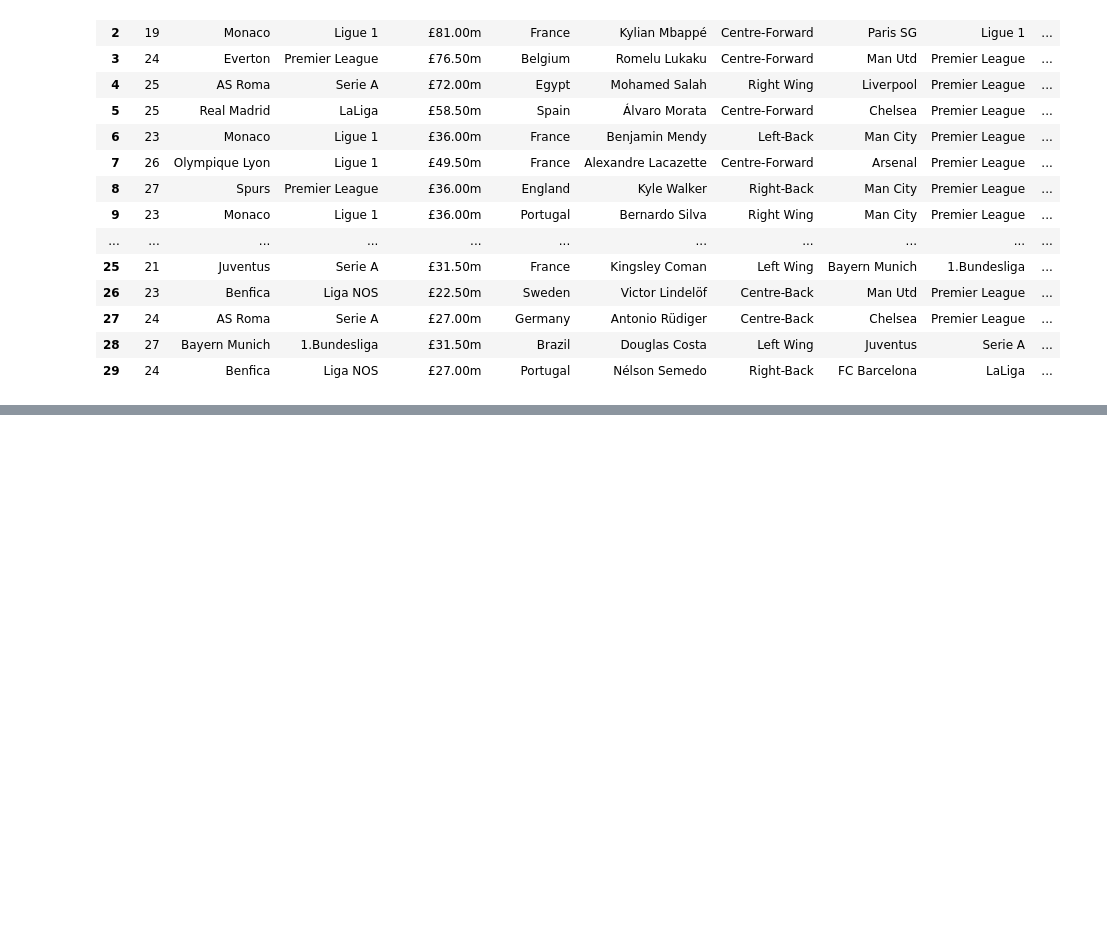
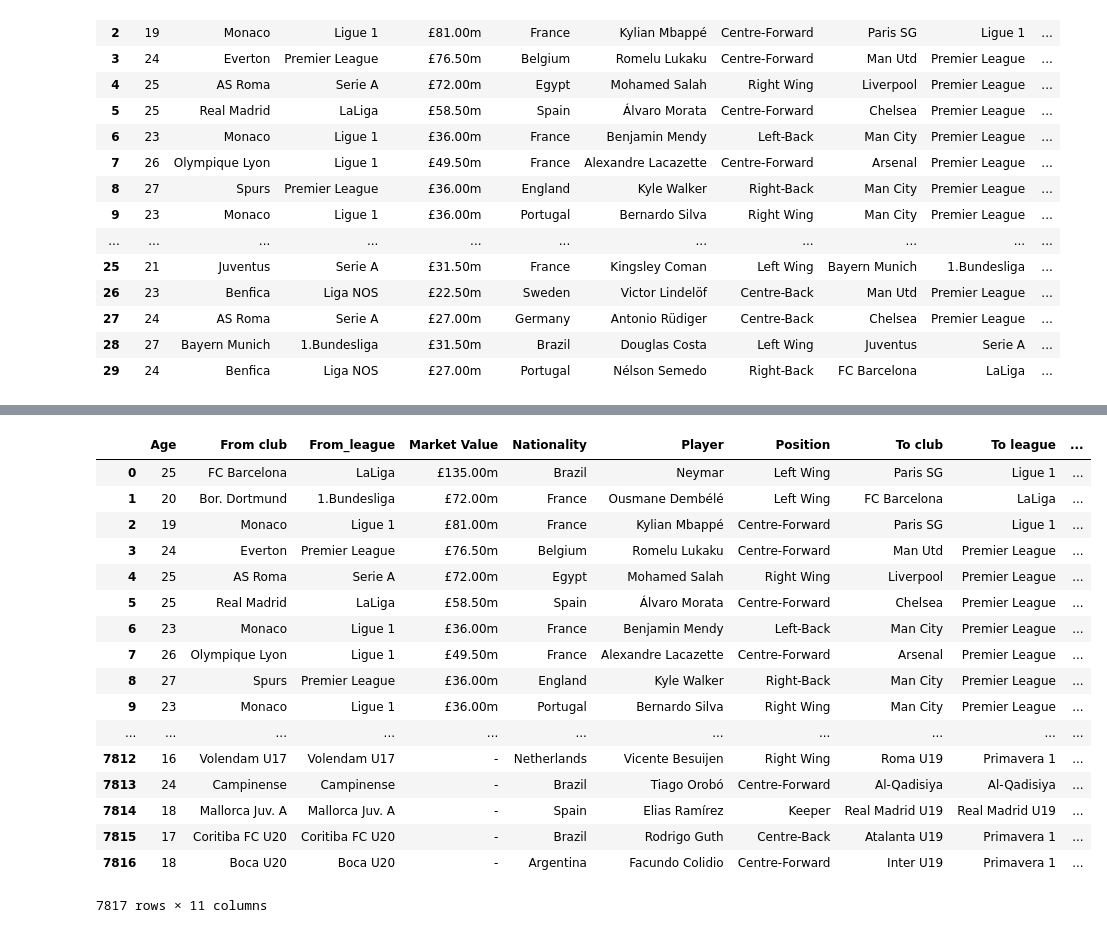
Before and after one commit to Sambeth/top_football_transfers-2017-18, a Jupyter notebook: Top Transfers 2017-18.ipynb, the cells around one changed output, grey strips where cells are left out. Drawn from its saved outputs; the diff is of its cells as text; code cells hidden in the pictures; blank space fills up the shorter version.

```diff
--- a/Top Transfers 2017-18.ipynb
+++ b/Top Transfers 2017-18.ipynb
@@ -135,0 +124,21 @@ Transfer fee:7817
+# %%
+pd.read_csv('./data/top_transfers_17-18.csv', index_col=0)
+# %% [output]
+|  | Age | From club | From_league | Market Value | Nationality | Player | Position | To club | To league | ... |
+| 0 | 25 | FC Barcelona | LaLiga | £135.00m | Brazil | Neymar | Left Wing | Paris SG | Ligue 1 | ... |
+| 1 | 20 | Bor. Dortmund | 1.Bundesliga | £72.00m | France | Ousmane Dembélé | Left Wing | FC Barcelona | LaLiga | ... |
+| 2 | 19 | Monaco | Ligue 1 | £81.00m | France | Kylian Mbappé | Centre-Forward | Paris SG | Ligue 1 | ... |
+| 3 | 24 | Everton | Premier League | £76.50m | Belgium | Romelu Lukaku | Centre-Forward | Man Utd | Premier League | ... |
+| 4 | 25 | AS Roma | Serie A | £72.00m | Egypt | Mohamed Salah | Right Wing | Liverpool | Premier League | ... |
+| 5 | 25 | Real Madrid | LaLiga | £58.50m | Spain | Álvaro Morata | Centre-Forward | Chelsea | Premier League | ... |
+| 6 | 23 | Monaco | Ligue 1 | £36.00m | France | Benjamin Mendy | Left-Back | Man City | Premier League | ... |
+| 7 | 26 | Olympique Lyon | Ligue 1 | £49.50m | France | Alexandre Lacazette | Centre-Forward | Arsenal | Premier League | ... |
+| 8 | 27 | Spurs | Premier League | £36.00m | England | Kyle Walker | Right-Back | Man City | Premier League | ... |
+| 9 | 23 | Monaco | Ligue 1 | £36.00m | Portugal | Bernardo Silva | Right Wing | Man City | Premier League | ... |
+| ... | ... | ... | ... | ... | ... | ... | ... | ... | ... | ... |
+| 7812 | 16 | Volendam U17 | Volendam U17 | - | Netherlands | Vicente Besuijen | Right Wing | Roma U19 | Primavera 1 | ... |
+| 7813 | 24 | Campinense | Campinense | - | Brazil | Tiago Orobó | Centre-Forward | Al-Qadisiya | Al-Qadisiya | ... |
+| 7814 | 18 | Mallorca Juv. A | Mallorca Juv. A | - | Spain | Elias Ramírez | Keeper | Real Madrid U19 | Real Madrid U19 | ... |
+| 7815 | 17 | Coritiba FC U20 | Coritiba FC U20 | - | Brazil | Rodrigo Guth | Centre-Back | Atalanta U19 | Primavera 1 | ... |
+| 7816 | 18 | Boca U20 | Boca U20 | - | Argentina | Facundo Colidio | Centre-Forward | Inter U19 | Primavera 1 | ... |
+7817 rows × 11 columns
```
Also changed, not shown: parts of 1 cell of this notebook.
